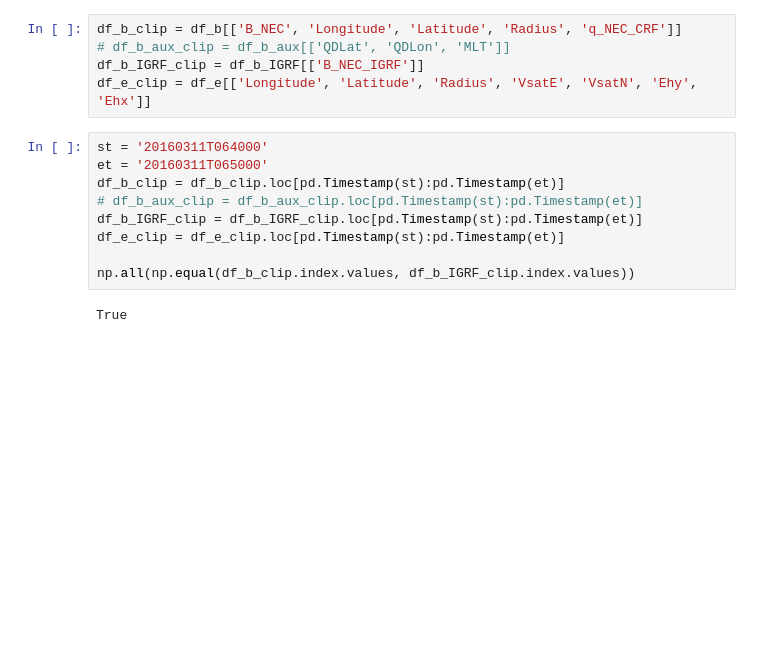
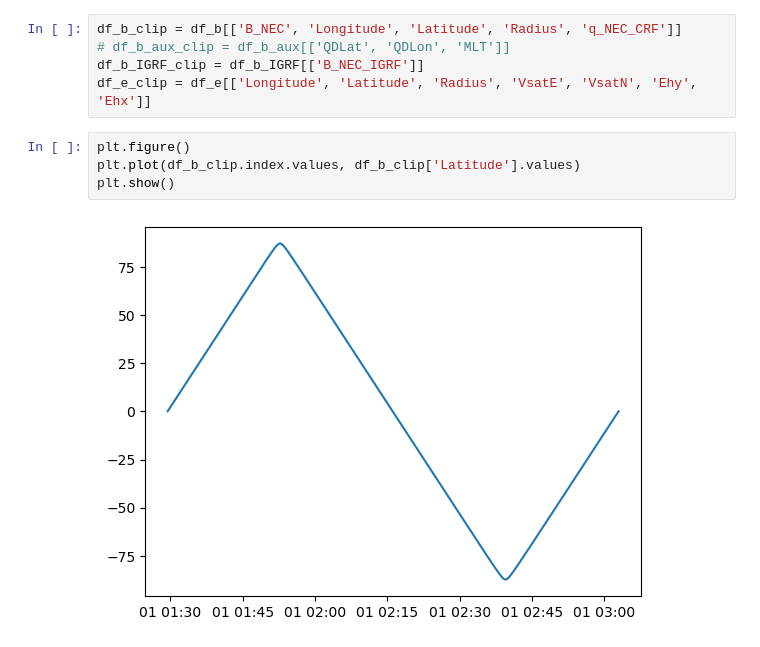
Before and after one commit to cleo24621/pyaw, a Jupyter notebook: swarm_cases_201603.ipynb, the cells around one changed output. Drawn from its saved outputs; the diff is of its cells as text; blank space fills up the shorter version.

```diff
--- a/swarm_cases_201603.ipynb
+++ b/swarm_cases_201603.ipynb
@@ -33,17 +36,12 @@ df_b_clip = df_b[['B_NEC', 'Longitude', 'Latitude', 'Radius', 'q_NEC_CRF']]
 # df_b_aux_clip = df_b_aux[['QDLat', 'QDLon', 'MLT']]
 df_b_IGRF_clip = df_b_IGRF[['B_NEC_IGRF']]
 df_e_clip = df_e[['Longitude', 'Latitude', 'Radius', 'VsatE', 'VsatN', 'Ehy', 'Ehx']]
-# %%
-st = '20160311T064000'
-et = '20160311T065000'
-df_b_clip = df_b_clip.loc[pd.Timestamp(st):pd.Timestamp(et)]
-# df_b_aux_clip = df_b_aux_clip.loc[pd.Timestamp(st):pd.Timestamp(et)]
-df_b_IGRF_clip = df_b_IGRF_clip.loc[pd.Timestamp(st):pd.Timestamp(et)]
-df_e_clip = df_e_clip.loc[pd.Timestamp(st):pd.Timestamp(et)]
-
-np.all(np.equal(df_b_clip.index.values, df_b_IGRF_clip.index.values))
-# %% [output]
-True
+# %%
+plt.figure()
+plt.plot(df_b_clip.index.values, df_b_clip['Latitude'].values)
+plt.show()
+# %% [output]
+[figure, added]
 # %%
 ehx = df_e_clip['Ehx'].values
 
```
Also changed, not shown: parts of 4 cells of this notebook, 2 other files.
